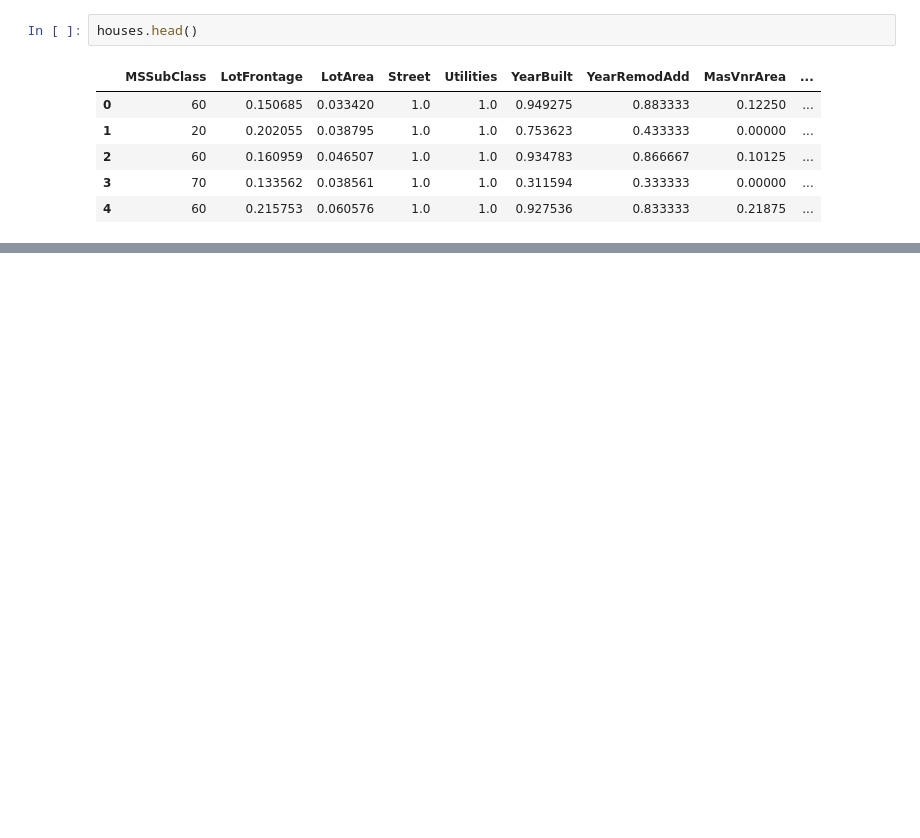
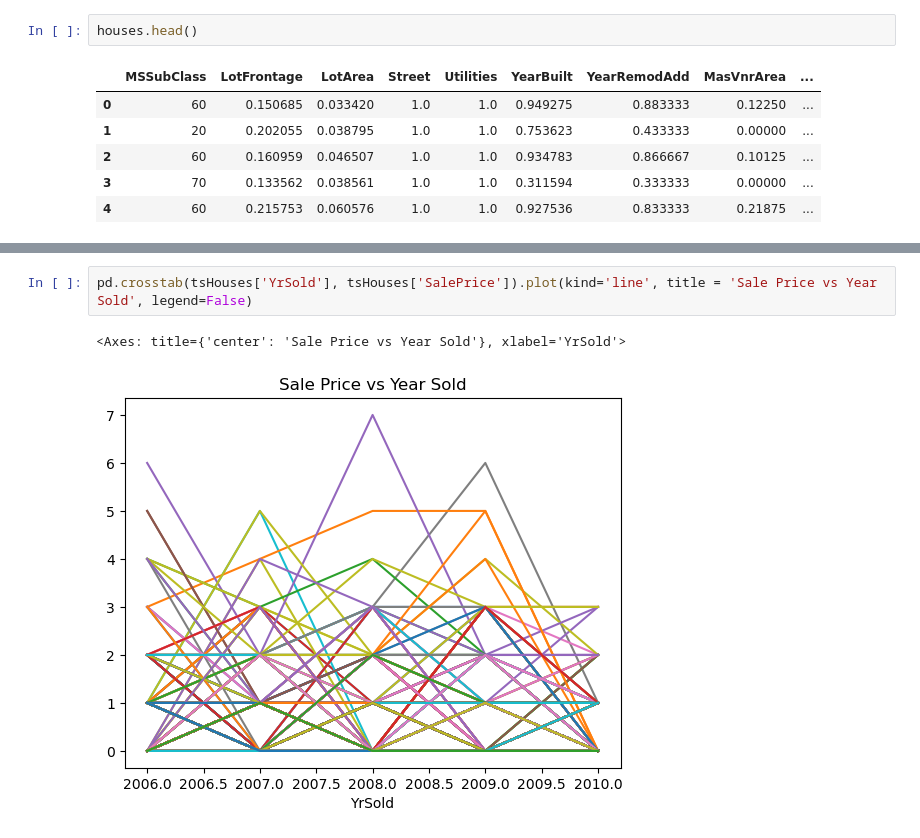
Before and after one commit to JonathanGalvanB/House-prices---Erdos-Institute-DS-Bootcamp-2024, a Jupyter notebook: Notebooks/data_visualization.ipynb, the cells around one changed output, grey strips where cells are left out. Drawn from its saved outputs; the diff is of its cells as text; blank space fills up the shorter version.

```diff
--- a/Notebooks/data_visualization.ipynb
+++ b/Notebooks/data_visualization.ipynb
@@ -338,0 +342,5 @@ houses.to_csv('../data/processed_data.csv',index=False)
+# %%
+pd.crosstab(tsHouses['YrSold'], tsHouses['SalePrice']).plot(kind='line', title = 'Sale Price vs Year Sold', legend=False)
+# %% [output]
+<Axes: title={'center': 'Sale Price vs Year Sold'}, xlabel='YrSold'>
+[figure, added]
```
Also changed, not shown: parts of 13 cells of this notebook.
